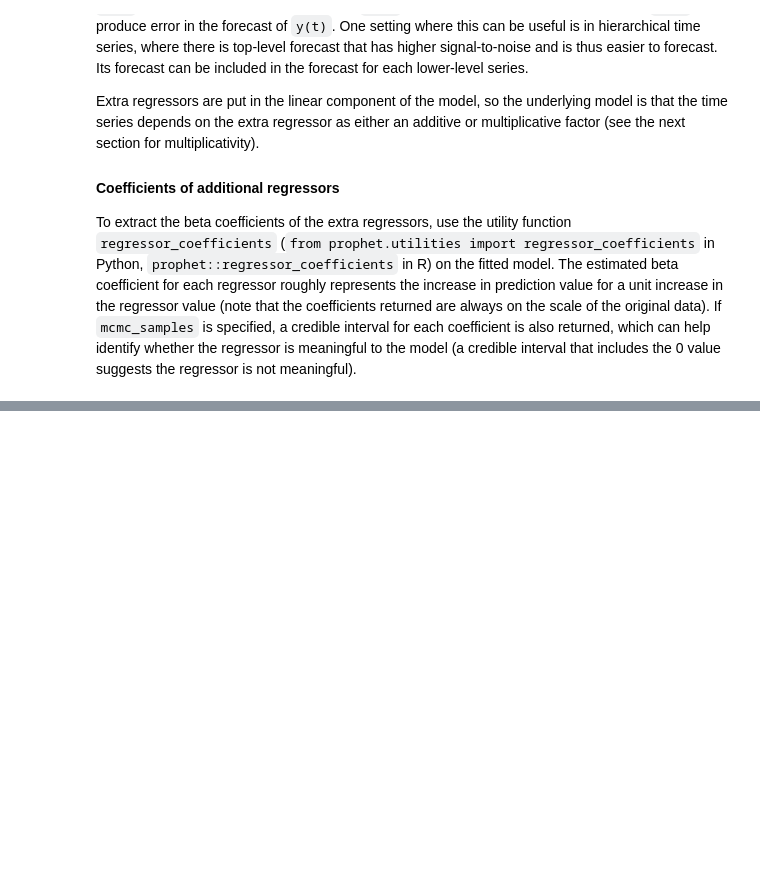
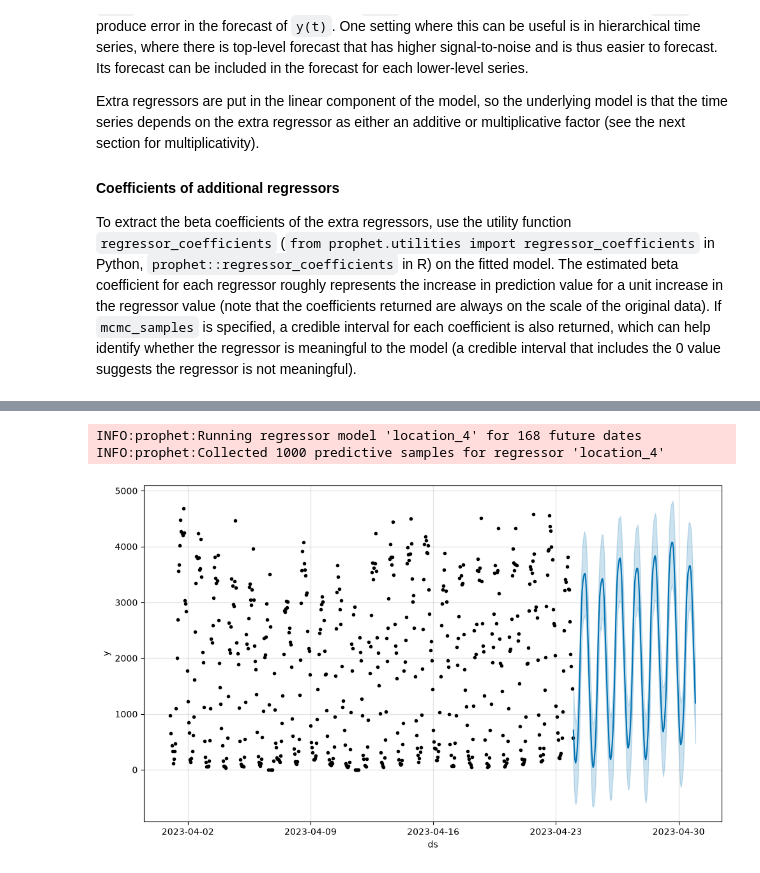
Before and after one commit to facebook/prophet, a Jupyter notebook: notebooks/seasonality,_holiday_effects,_and_regressors.ipynb, the cells around one changed output, grey strips where cells are left out. Cells and saved outputs as stored; diff of their text form; code cells hidden in the pictures; blank space fills up the shorter version.

```diff
--- a/notebooks/seasonality,_holiday_effects,_and_regressors.ipynb
+++ b/notebooks/seasonality,_holiday_effects,_and_regressors.ipynb
@@ -471,0 +485,32 @@ To extract the beta coefficients of the extra regressors, use the utility functi
+# %%
+import logging
+logging.basicConfig(level=logging.INFO)
+
+import numpy as np
+import pandas as pd
+
+from prophet import Prophet
+from prophet.diagnostics import cross_validation, performance_metrics
+
+pedestrians = (
+    pd.read_csv(
+        'https://raw.githubusercontent.com/facebook/prophet/main/examples/example_pedestrians_multivariate.csv',
+        parse_dates=["ds"],
+    )
+    .astype({"location_4": np.float64, "location_41": np.float64})
+    .rename({"location_41": "y"}, axis=1)
+)
+
+target = "location_41"
+
+test_mask = pedestrians["ds"] >= pd.to_datetime("2023-04-24 00:00:00")
+pedestrians_train = pedestrians.loc[~test_mask]
+pedestrians_test = pedestrians.loc[test_mask]
+# %%
+m1 = Prophet(
+    changepoint_range=0.9,
+    seasonality_prior_scale=5.0,
+)
+m1.add_regressor("location_4", mode="additive", regressor_predictor={"seasonality_prior_scale": 10.0});
+# %%
+m1.fit(pedestrians_train);
@@ -471,0 +525,9 @@ To extract the beta coefficients of the extra regressors, use the utility functi
+# %%
+preds = m1.predict(pedestrians_test)
+# %% [output]
+INFO:prophet:Running regressor model 'location_4' for 168 future dates
+INFO:prophet:Collected 1000 predictive samples for regressor 'location_4'
+# %%
+m1.plot(preds);
+# %% [output]
+[figure, added]
```
Also changed, not shown: parts of 7 cells of this notebook, 2 other files.
